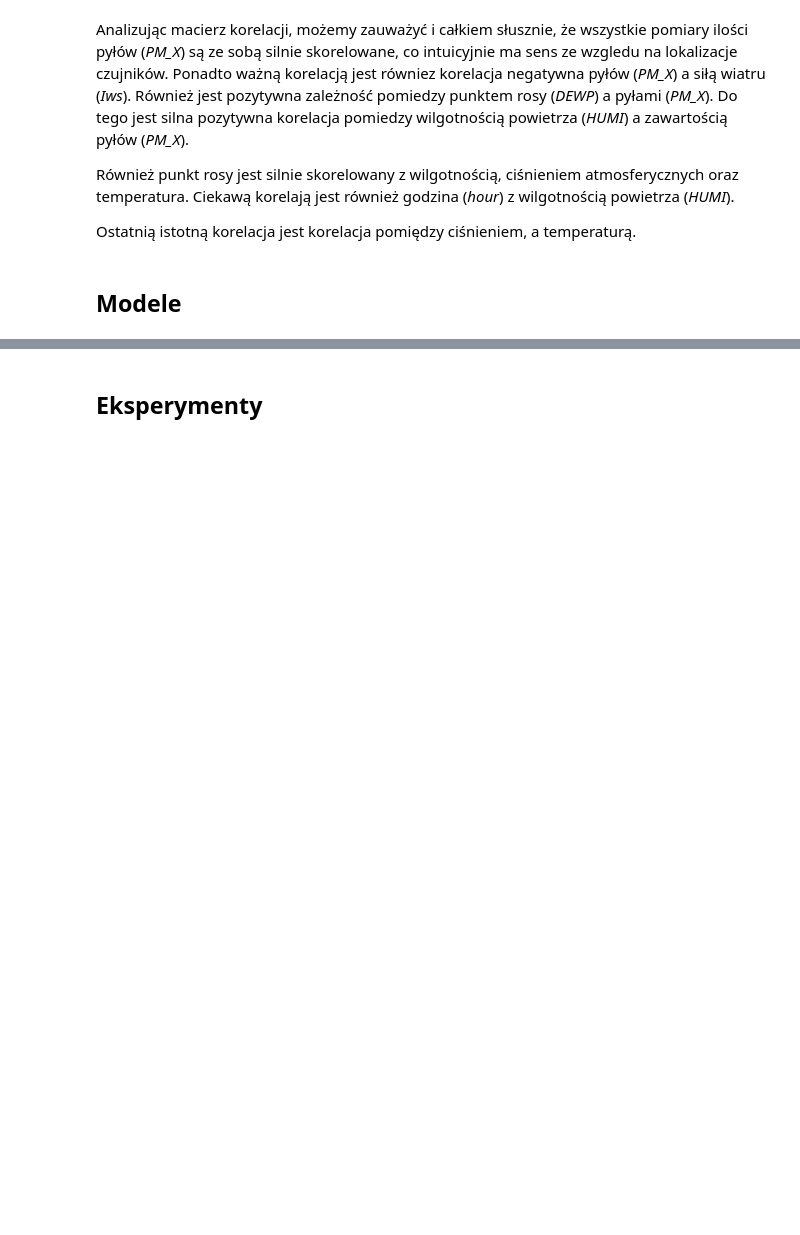
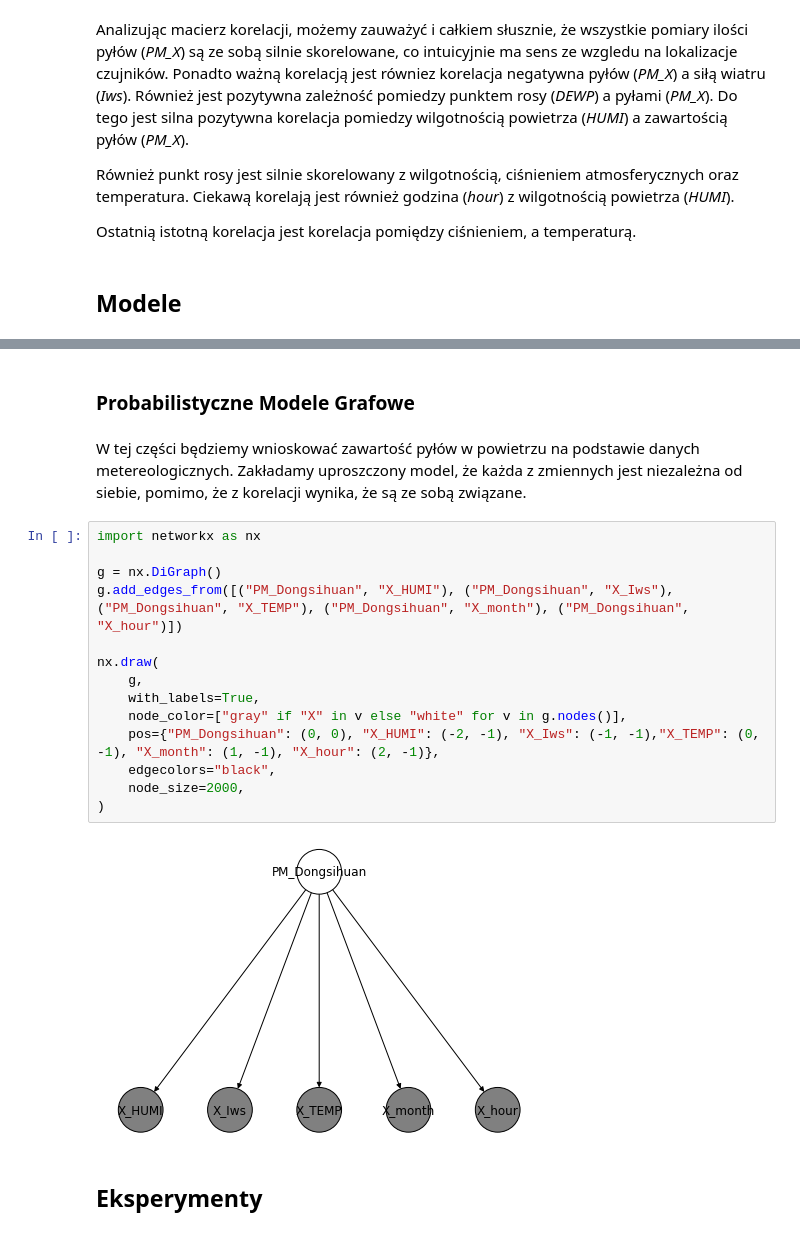
Before and after one commit to Belvenix/pmg_projekt_1, a Jupyter notebook: PMG-projekt-kuba.ipynb, the cells around one changed output, grey strips where cells are left out. Drawn from its saved outputs; the diff is of its cells as text; blank space fills up the shorter version.

Commit message:
Dodano pierwsze probabilistyczne modele grafowe

```diff
--- a/PMG-projekt-kuba.ipynb
+++ b/PMG-projekt-kuba.ipynb
@@ -341,3 +343,23 @@ y_train[:5]
+# %% [markdown]
+### Probabilistyczne Modele Grafowe
+# %% [markdown]
+W tej części będziemy wnioskować zawartość pyłów w powietrzu na podstawie danych metereologicznych. Zakładamy uproszczony model, że każda z zmiennych jest niezależna od siebie, pomimo, że z korelacji wynika, że są ze sobą związane.
+# %%
+import networkx as nx
+
+g = nx.DiGraph()
+g.add_edges_from([("PM_Dongsihuan", "X_HUMI"), ("PM_Dongsihuan", "X_Iws"), ("PM_Dongsihuan", "X_TEMP"), ("PM_Dongsihuan", "X_month"), ("PM_Dongsihuan", "X_hour")])
+
+nx.draw(
+    g,
+    with_labels=True,
+    node_color=["gray" if "X" in v else "white" for v in g.nodes()],
+    pos={"PM_Dongsihuan": (0, 0), "X_HUMI": (-2, -1), "X_Iws": (-1, -1),"X_TEMP": (0, -1), "X_month": (1, -1), "X_hour": (2, -1)},
+    edgecolors="black",
+    node_size=2000,
+)
+# %% [output]
+[figure, added]
 # %% [markdown]
 ## Eksperymenty
 # %% [markdown]
```
Also changed, not shown: parts of 25 cells of this notebook.
